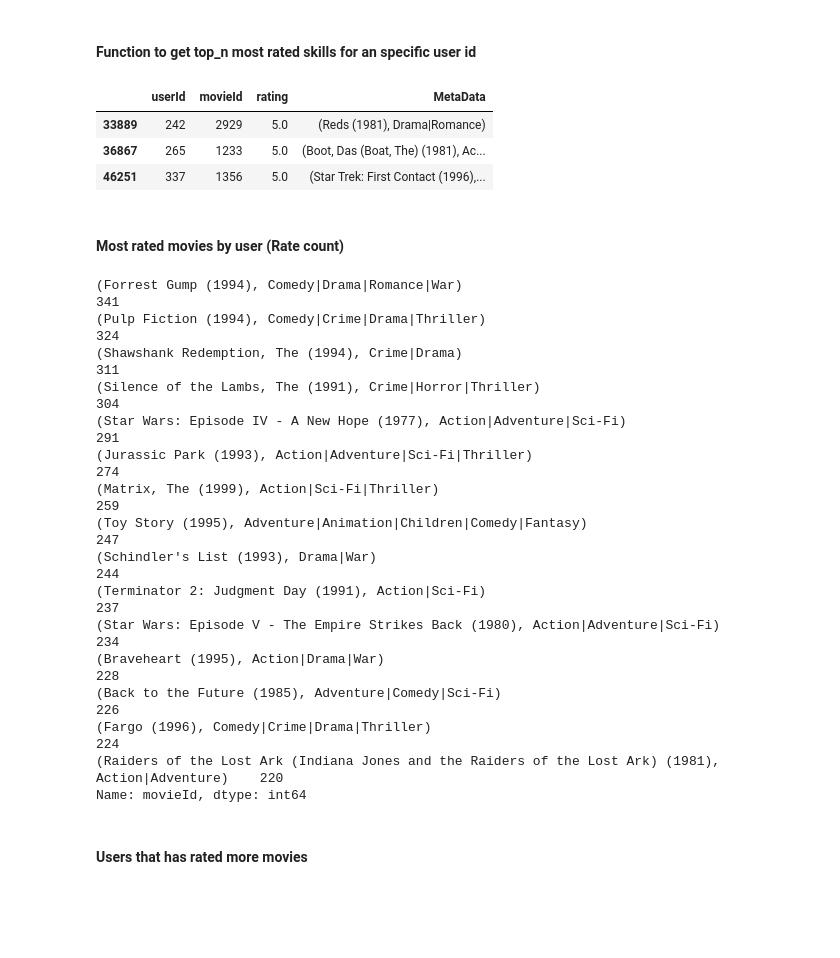
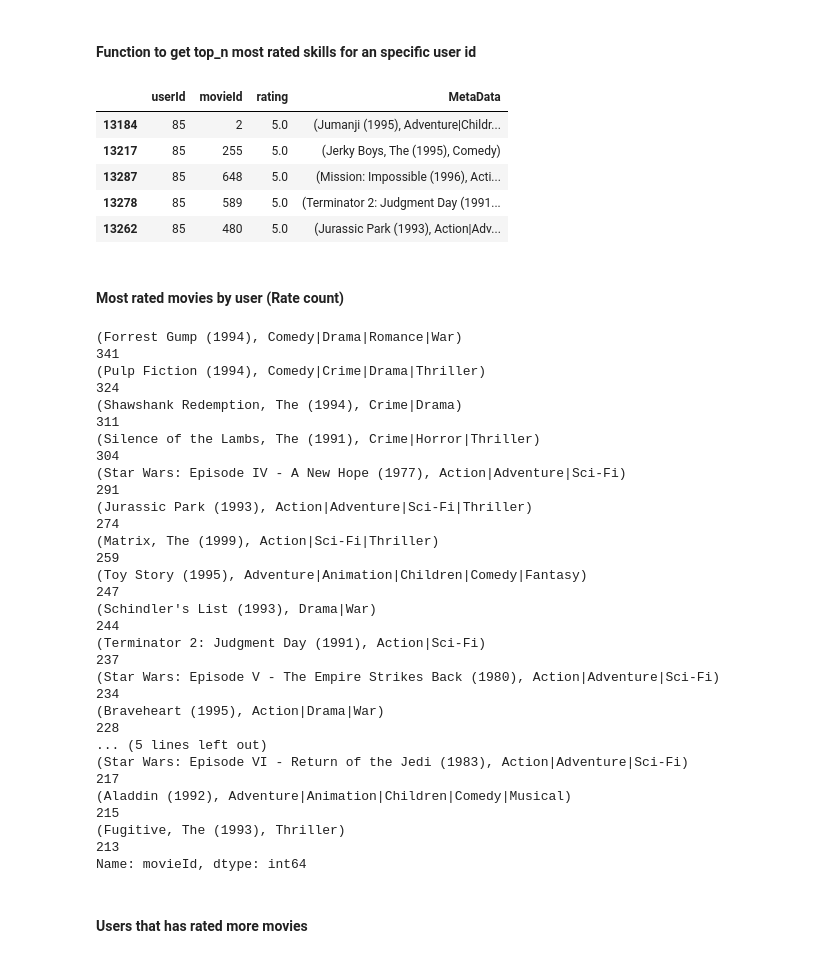
Before and after one commit to Luis-Palacios/movie-recommendations, a Jupyter notebook: Movie-Recommendations.ipynb, the cells around one changed output. Saved outputs shown, nothing was run; the diff lists cells and outputs as text; code cells hidden in the pictures; blank space fills up the shorter version.

```diff
--- a/Movie-Recommendations.ipynb
+++ b/Movie-Recommendations.ipynb
@@ -111,23 +111,25 @@ movie_meta(2)
 #### Function to get top_n most rated skills for an specific user id
 # %%
 def favorite_movies(user_id, top_n_fav):
-    device_ratings = rating_data.loc[rating_data['userId'] == user_id]
-    sorted_ratings = pd.DataFrame.sort_values(rating_data, ['rating'], ascending=[0])[:top_n_fav]
+    user_ratings = rating_data.loc[rating_data['userId'] == user_id]
+    sorted_ratings = pd.DataFrame.sort_values(user_ratings, ['rating'], ascending=[0])[:top_n_fav]
     sorted_ratings['MetaData'] = sorted_ratings['movieId'].apply(movie_meta)
     return sorted_ratings
 # %%
-favorite_movies(85, 3)
+favorite_movies(85, 5)
 # %% [output]
 |  | userId | movieId | rating | MetaData |
-| 33889 | 242 | 2929 | 5.0 | (Reds (1981), Drama|Romance) |
-| 36867 | 265 | 1233 | 5.0 | (Boot, Das (Boat, The) (1981), Ac... |
-| 46251 | 337 | 1356 | 5.0 | (Star Trek: First Contact (1996),... |
+| 13184 | 85 | 2 | 5.0 | (Jumanji (1995), Adventure|Childr... |
+| 13217 | 85 | 255 | 5.0 | (Jerky Boys, The (1995), Comedy) |
+| 13287 | 85 | 648 | 5.0 | (Mission: Impossible (1996), Acti... |
+| 13278 | 85 | 589 | 5.0 | (Terminator 2: Judgment Day (1991... |
+| 13262 | 85 | 480 | 5.0 | (Jurassic Park (1993), Action|Adv... |
 # %% [markdown]
 ####  Most rated movies by user (Rate count)
 # %%
 movies_per_user = rating_data['movieId'].value_counts()
 # Just for preview the name instead of the Skill Id
-rating_data['movieId'].apply(movie_meta).value_counts().head(15)
+rating_data['movieId'].apply(movie_meta).value_counts().head(20)
 # %% [output]
 (Forrest Gump (1994), Comedy|Drama|Romance|War)                                                       341
 (Pulp Fiction (1994), Comedy|Crime|Drama|Thriller)                                                    324
@@ -141,9 +143,10 @@ rating_data['movieId'].apply(movie_meta).value_counts().head(15)
 (Terminator 2: Judgment Day (1991), Action|Sci-Fi)                                                    237
 (Star Wars: Episode V - The Empire Strikes Back (1980), Action|Adventure|Sci-Fi)                      234
 (Braveheart (1995), Action|Drama|War)                                                                 228
-(Back to the Future (1985), Adventure|Comedy|Sci-Fi)                                                  226
-(Fargo (1996), Comedy|Crime|Drama|Thriller)                                                           224
-(Raiders of the Lost Ark (Indiana Jones and the Raiders of the Lost Ark) (1981), Action|Adventure)    220
+... (5 lines left out)
+(Star Wars: Episode VI - Return of the Jedi (1983), Action|Adventure|Sci-Fi)                          217
+(Aladdin (1992), Adventure|Animation|Children|Comedy|Musical)                                         215
+(Fugitive, The (1993), Thriller)                                                                      213
 Name: movieId, dtype: int64
 # %% [markdown]
 #### Users that has rated more movies
```
Also changed, not shown: parts of 12 cells of this notebook, 4 other files.
